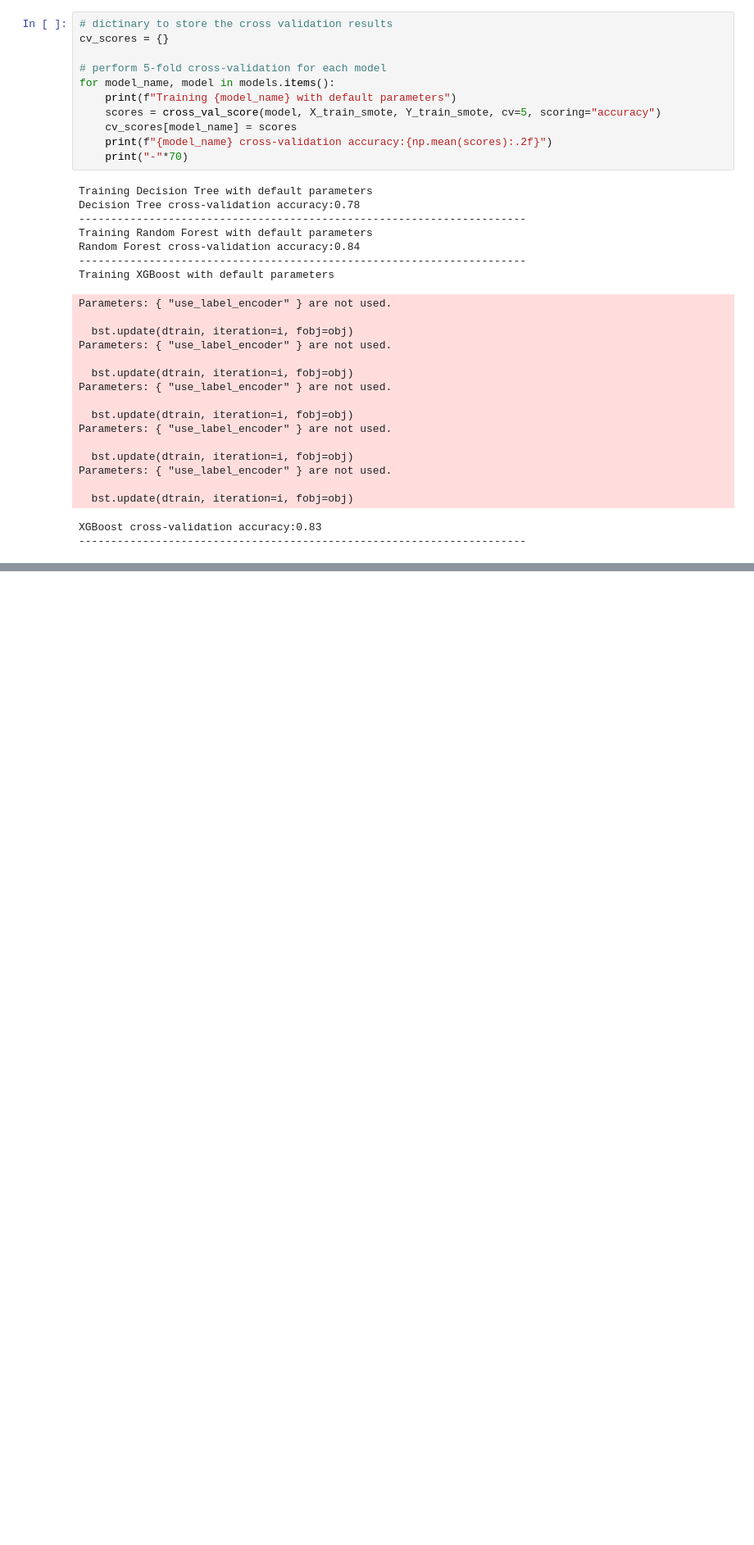
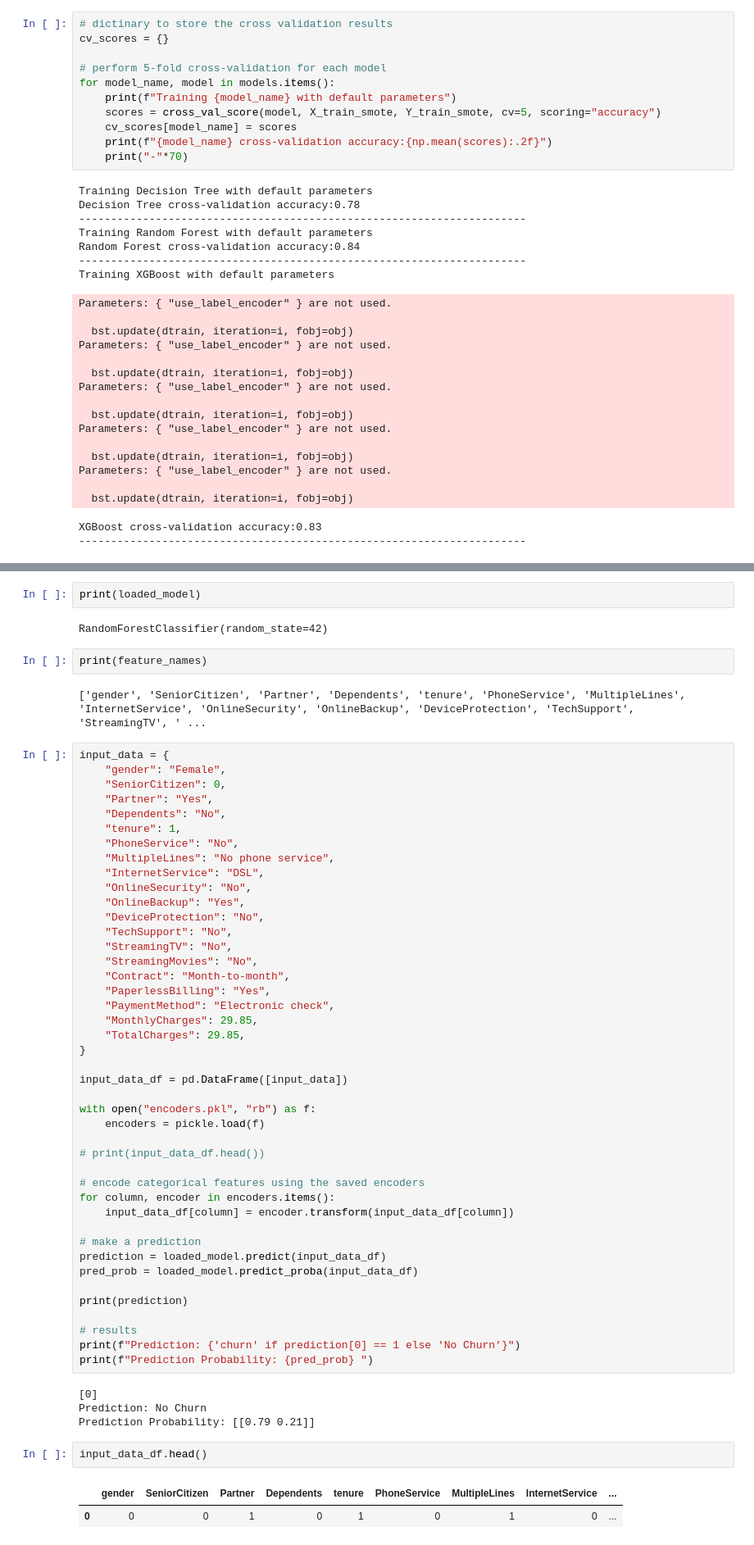
Before and after one commit to Sameera626/telecom-churn-prediction, a Jupyter notebook: analysis.ipynb, the cells around one changed output, grey strips where cells are left out. Shown at 82% size. Drawn from its saved outputs; the diff is of its cells as text; blank space fills up the shorter version.

Commit message:
created prediction model

```diff
--- a/analysis.ipynb
+++ b/analysis.ipynb
@@ -508,0 +562,60 @@ XGBoost cross-validation accuracy:0.83
+# %%
+print(loaded_model)
+# %% [output]
+RandomForestClassifier(random_state=42)
+# %%
+print(feature_names)
+# %% [output]
+['gender', 'SeniorCitizen', 'Partner', 'Dependents', 'tenure', 'PhoneService', 'MultipleLines', 'InternetService', 'OnlineSecurity', 'OnlineBackup', 'DeviceProtection', 'TechSupport', 'StreamingTV', ' ...
+# %%
+input_data = {
+    "gender": "Female",
+    "SeniorCitizen": 0,
+    "Partner": "Yes",
+    "Dependents": "No",
+    "tenure": 1,
+    "PhoneService": "No",
+    "MultipleLines": "No phone service",
+    "InternetService": "DSL",
+    "OnlineSecurity": "No",
+    "OnlineBackup": "Yes",
+    "DeviceProtection": "No",
+    "TechSupport": "No",
+    "StreamingTV": "No",
+    "StreamingMovies": "No",
+    "Contract": "Month-to-month",
+    "PaperlessBilling": "Yes",
+    "PaymentMethod": "Electronic check",
+    "MonthlyCharges": 29.85,
+    "TotalCharges": 29.85,
+}
+
+input_data_df = pd.DataFrame([input_data])
+
+with open("encoders.pkl", "rb") as f:
+    encoders = pickle.load(f)
+
+# print(input_data_df.head())
+
+# encode categorical features using the saved encoders
+for column, encoder in encoders.items():
+    input_data_df[column] = encoder.transform(input_data_df[column])
+
+# make a prediction
+prediction = loaded_model.predict(input_data_df)
+pred_prob = loaded_model.predict_proba(input_data_df)
+
+print(prediction)
+
+# results
+print(f"Prediction: {'churn' if prediction[0] == 1 else 'No Churn'}")
+print(f"Prediction Probability: {pred_prob} ")
+# %% [output]
+[0]
+Prediction: No Churn
+Prediction Probability: [[0.79 0.21]]
+# %%
+input_data_df.head()
+# %% [output]
+|  | gender | SeniorCitizen | Partner | Dependents | tenure | PhoneService | MultipleLines | InternetService | ... |
+| 0 | 0 | 0 | 1 | 0 | 1 | 0 | 1 | 0 | ... |
```
Also changed, not shown: parts of 12 cells of this notebook.
